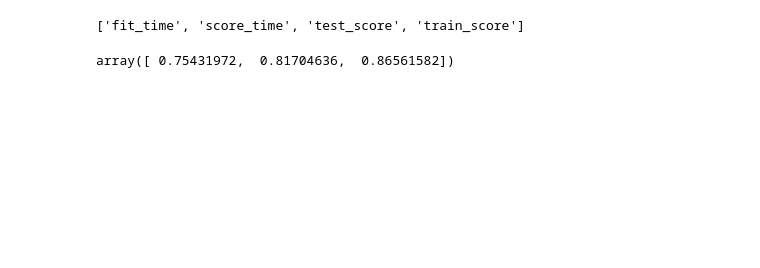
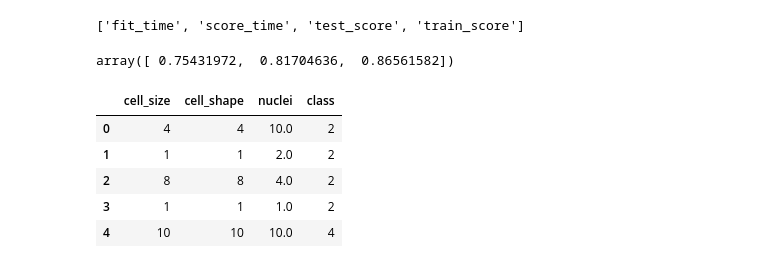
Before and after one commit to Daniel-M/ML_HW_2017, a Jupyter notebook: HW_1/HW_1_ML_2017.ipynb, the cells around one changed output. Saved outputs shown, nothing was run; the diff lists cells and outputs as text; code cells hidden in the pictures; blank space fills up the shorter version.

```diff
--- a/HW_1/HW_1_ML_2017.ipynb
+++ b/HW_1/HW_1_ML_2017.ipynb
@@ -244,0 +270,9 @@ array([ 0.75431972,  0.81704636,  0.86561582])
+# %%
+trimmedData.head()
+# %% [output]
+|  | cell_size | cell_shape | nuclei | class |
+| 0 | 4 | 4 | 10.0 | 2 |
+| 1 | 1 | 1 | 2.0 | 2 |
+| 2 | 8 | 8 | 4.0 | 2 |
+| 3 | 1 | 1 | 1.0 | 2 |
+| 4 | 10 | 10 | 10.0 | 4 |
```
Also changed, not shown: parts of 21 cells of this notebook.
